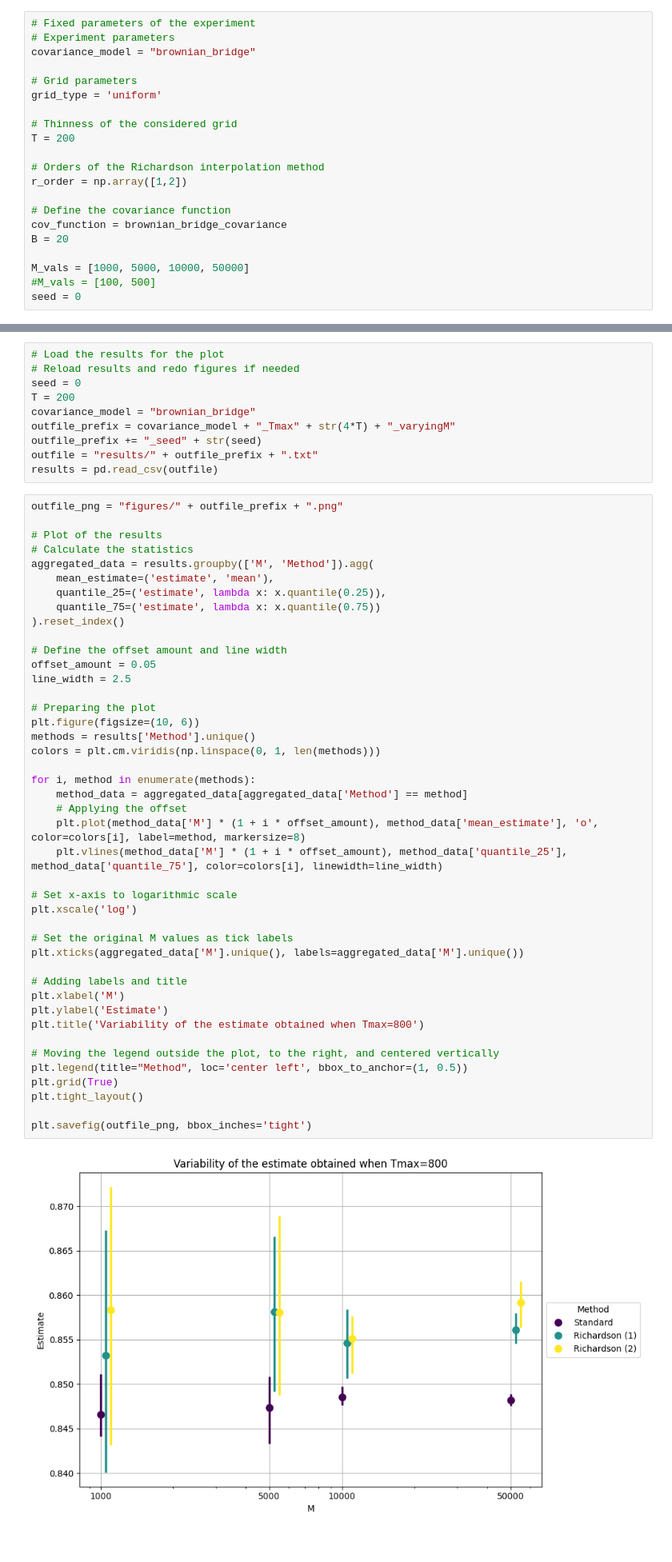
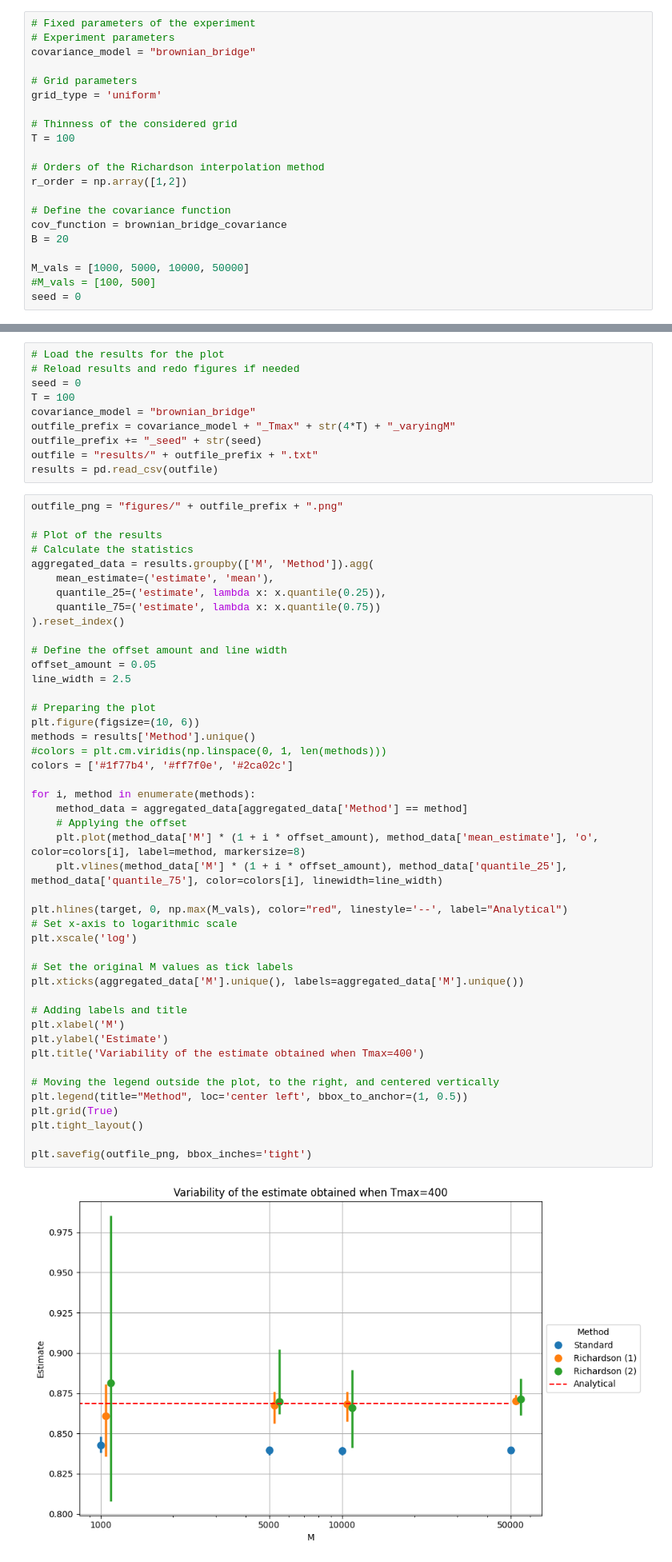
Before and after one commit to tbortolotti/marginal-noise-adaptive-conformal, a Jupyter notebook: experiments/exp_richardson.ipynb, the cells around one changed output, grey strips where cells are left out. Shown at 80% size. Cells and saved outputs as stored; diff of their text form.

```diff
--- a/experiments/exp_richardson.ipynb
+++ b/experiments/exp_richardson.ipynb
@@ -277,7 +281,7 @@ covariance_model = "brownian_bridge"
 grid_type = 'uniform'
 
 # Thinness of the considered grid
-T = 200
+T = 100
 
 # Orders of the Richardson interpolation method
 r_order = np.array([1,2])
@@ -338,7 +342,7 @@ Output file: results/brownian_bridge_Tmax800_varyingM_seed0.
 # Load the results for the plot
 # Reload results and redo figures if needed
 seed = 0
-T = 200
+T = 100
 covariance_model = "brownian_bridge"
 outfile_prefix = covariance_model + "_Tmax" + str(4*T) + "_varyingM"
 outfile_prefix += "_seed" + str(seed)
@@ -359,36 +363,38 @@ aggregated_data = results.groupby(['M', 'Method']).agg(
 offset_amount = 0.05
 line_width = 2.5
 
 # Preparing the plot
 plt.figure(figsize=(10, 6))
 methods = results['Method'].unique()
-colors = plt.cm.viridis(np.linspace(0, 1, len(methods)))
+#colors = plt.cm.viridis(np.linspace(0, 1, len(methods)))
+colors = ['#1f77b4', '#ff7f0e', '#2ca02c']
 
 for i, method in enumerate(methods):
     method_data = aggregated_data[aggregated_data['Method'] == method]
     # Applying the offset
     plt.plot(method_data['M'] * (1 + i * offset_amount), method_data['mean_estimate'], 'o', color=colors[i], label=method, markersize=8)
     plt.vlines(method_data['M'] * (1 + i * offset_amount), method_data['quantile_25'], method_data['quantile_75'], color=colors[i], linewidth=line_width)
 
+plt.hlines(target, 0, np.max(M_vals), color="red", linestyle='--', label="Analytical")
 # Set x-axis to logarithmic scale
 plt.xscale('log')
 
 # Set the original M values as tick labels
 plt.xticks(aggregated_data['M'].unique(), labels=aggregated_data['M'].unique())
 
 # Adding labels and title
 plt.xlabel('M')
 plt.ylabel('Estimate')
-plt.title('Variability of the estimate obtained when Tmax=800')
+plt.title('Variability of the estimate obtained when Tmax=400')
 
 # Moving the legend outside the plot, to the right, and centered vertically
 plt.legend(title="Method", loc='center left', bbox_to_anchor=(1, 0.5))
 plt.grid(True)
 plt.tight_layout()
 
 plt.savefig(outfile_png, bbox_inches='tight')
 # %% [output]
-[figure, old version]
+[figure, new version]
 # %% [markdown]
 ##### Tmax=1600
 # %%
```
Also changed, not shown: parts of 3 cells of this notebook, 3 other files.
